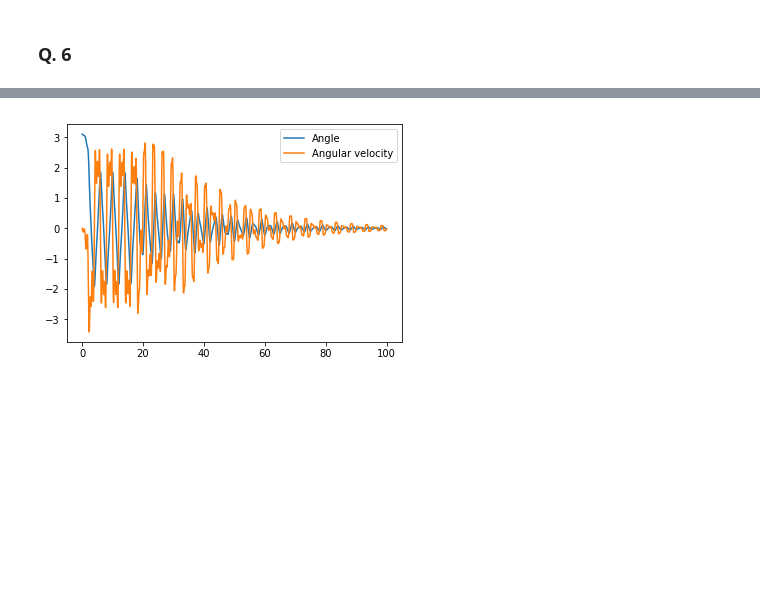
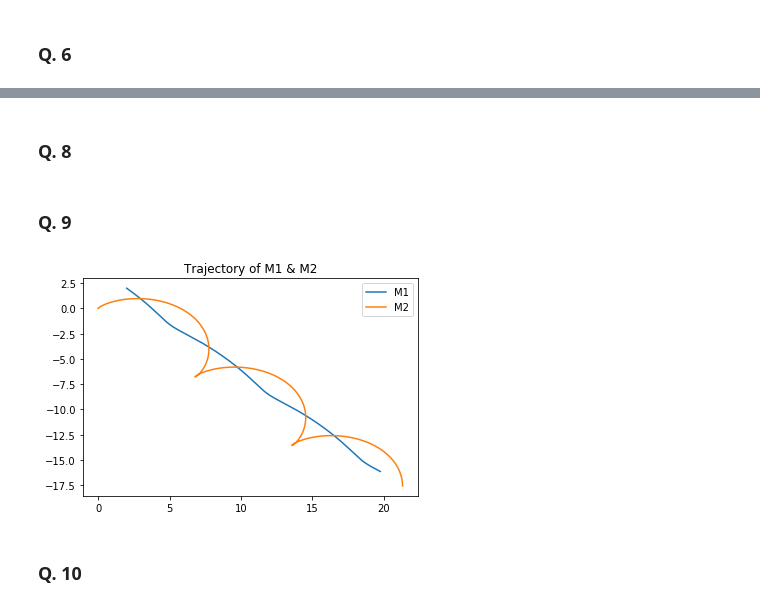
Before and after one commit to riverlike14/Numerical_Analysis, a Jupyter notebook: Ch_6/Ch_6_3.ipynb, the cells around one changed output, grey strips where cells are left out. Cells and saved outputs as stored; diff of their text form; code cells hidden in the pictures; blank space fills up the shorter version.

```diff
--- a/Ch_6/Ch_6_3.ipynb
+++ b/Ch_6/Ch_6_3.ipynb
@@ -7,6 +7,7 @@ import matplotlib.pyplot as plt
 pi = np.pi
 log = np.log
 exp = np.exp
+sqrt = np.sqrt
 sin = np.sin
 cos = np.cos
 tan = np.tan
@@ -612,12 +613,3 @@ plt.show()
 [figure]
 # %% [markdown]
 ### Q. 6
-# %%
-d = 0.1
-A = 9.19661
-
-def f(t, y):
-    y1, y2 = y
-    g = 9.81
-    l = 2.5
-    return np.array([y2, -(g/l + A*cos(2*pi*t))*sin(y1) - d*y2])
@@ -623,0 +622,2 @@ def f(t, y):
+# %% [markdown]
+### Q. 8
@@ -624,14 +626,46 @@ def f(t, y):
+# %% [markdown]
+### Q. 9
+# %%
+def f(t, y):
+    x1, y1, v1x, v1y, x2, y2, v2x, v2y = y
+
+    m1 = 0.3
+    m2 = 0.03
+    g = 1
+
+    P1 = (x1, y1, m1)
+    P2 = (x2, y2, m2)
+
+    def force(P1, P2, position):
+        x1, y1, m1 = P1
+        x2, y2, m2 = P2
+        if position == 'x':
+            return g*m2*(x2 - x1) / sqrt((x2 - x1)**2 + (y2 - y1)**2)**3
+        elif position == 'y':
+            return g*m2*(y2 - y1) / sqrt((x2 - x1)**2 + (y2 - y1)**2)**3
+
+    f1 = [v1x, v1y, force(P1, P2, 'x'), force(P1, P2, 'y')]
+    f2 = [v2x, v2y, force(P2, P1, 'x'), force(P2, P1, 'y')]
+
+    return np.array(f1 + f2)
 # %%
 a, b = 0, 100
 h = 0.005
-y_0 = (3.1, 0)
+
+y_01 = (2, 2) + (0.2, -0.2)
+y_02 = (0, 0) + (-0.01, 0.01)
+y_0 = y_01 + y_02
 # %%
 t, y = Trapezoid_method(f, a, b, h, y_0)
+x1, y1, _, _, x2, y2, _, _ = y
 
-plt.plot(t, y[0], label="Angle")
-plt.plot(t, y[1], label="Angular velocity")
+plt.plot(x1, y1, label="M1")
+plt.plot(x2, y2, label="M2")
+plt.title("Trajectory of M1 & M2")
 plt.legend()
 
 plt.show()
 # %% [output]
-[figure, old version]
+[figure, new version]
+# %% [markdown]
+### Q. 10
```
Also changed, not shown: parts of 15 cells of this notebook.
